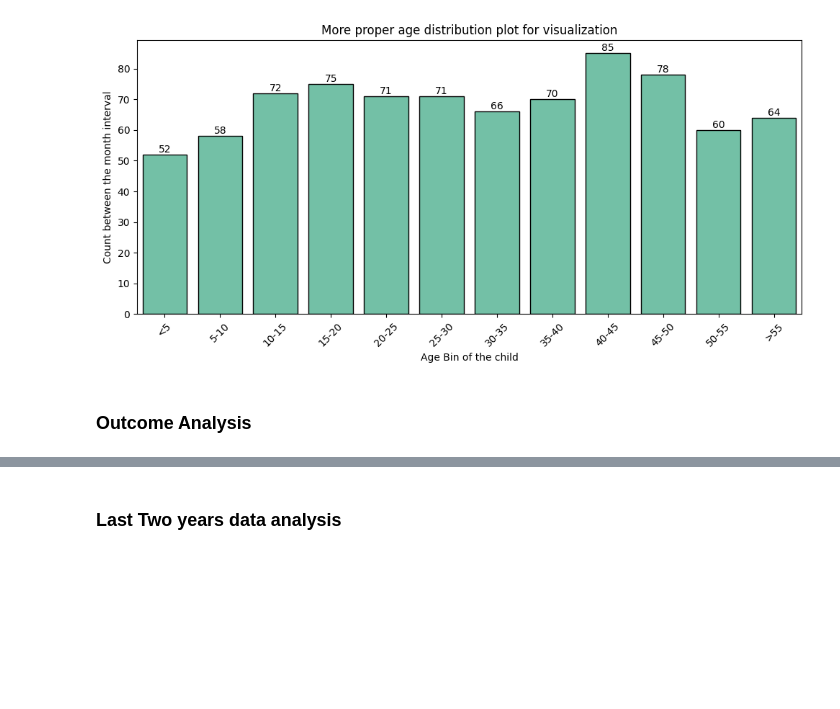
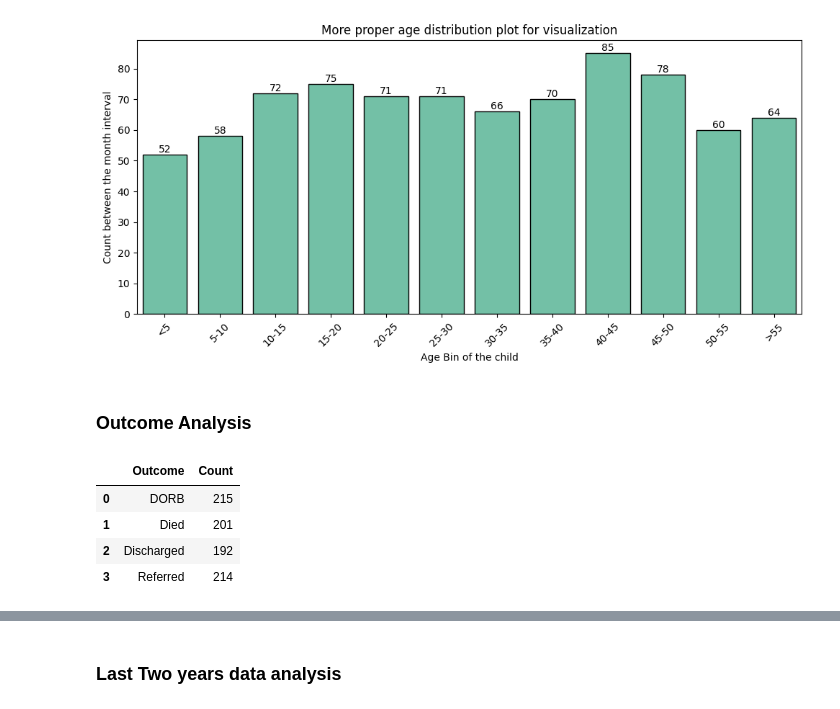
Before and after one commit to FahimHafiz/Vaccination-Dataset-Preprocessing-Analysis-and-Prediction-Using-Machine-Learning, a Jupyter notebook: main.ipynb, the cells around one changed output, grey strips where cells are left out. Saved outputs shown, nothing was run; the diff lists cells and outputs as text; code cells hidden in the pictures; blank space fills up the shorter version.

```diff
--- a/main.ipynb
+++ b/main.ipynb
@@ -414,3 +451,15 @@ plt.show()
 [figure]
 # %% [markdown]
 ### Outcome Analysis
+# %%
+# outcome_counts
+outcome_counts = hospital_data_clean.groupby('Outcome')['Organism'].count().reset_index().rename(columns={'Organism':'Count'})
+lst = hospital_data_clean['Outcome'].unique()
+slice_colors = ['#80a42e', '#c04b4b', '#a56f8f', '#edca62']
+outcome_counts
+# %% [output]
+|  | Outcome | Count |
+| 0 | DORB | 215 |
+| 1 | Died | 201 |
+| 2 | Discharged | 192 |
+| 3 | Referred | 214 |
```
Also changed, not shown: parts of 19 cells of this notebook.
